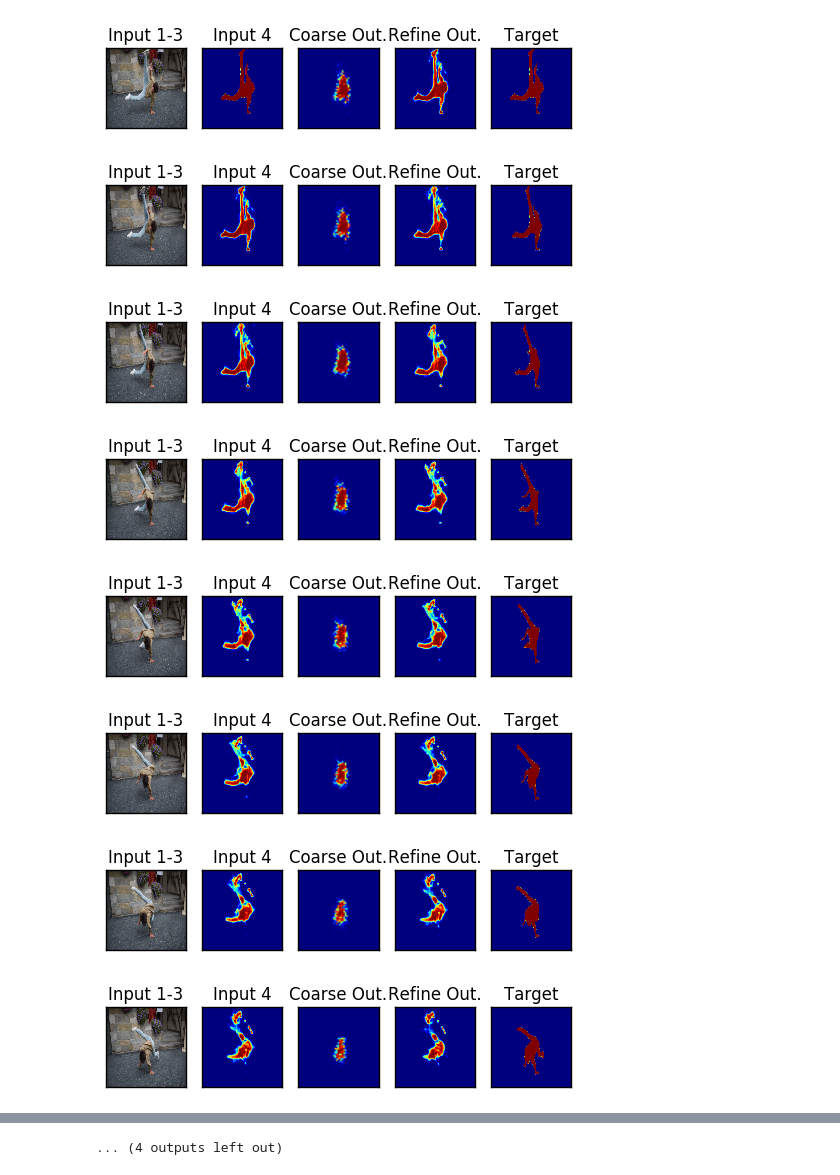
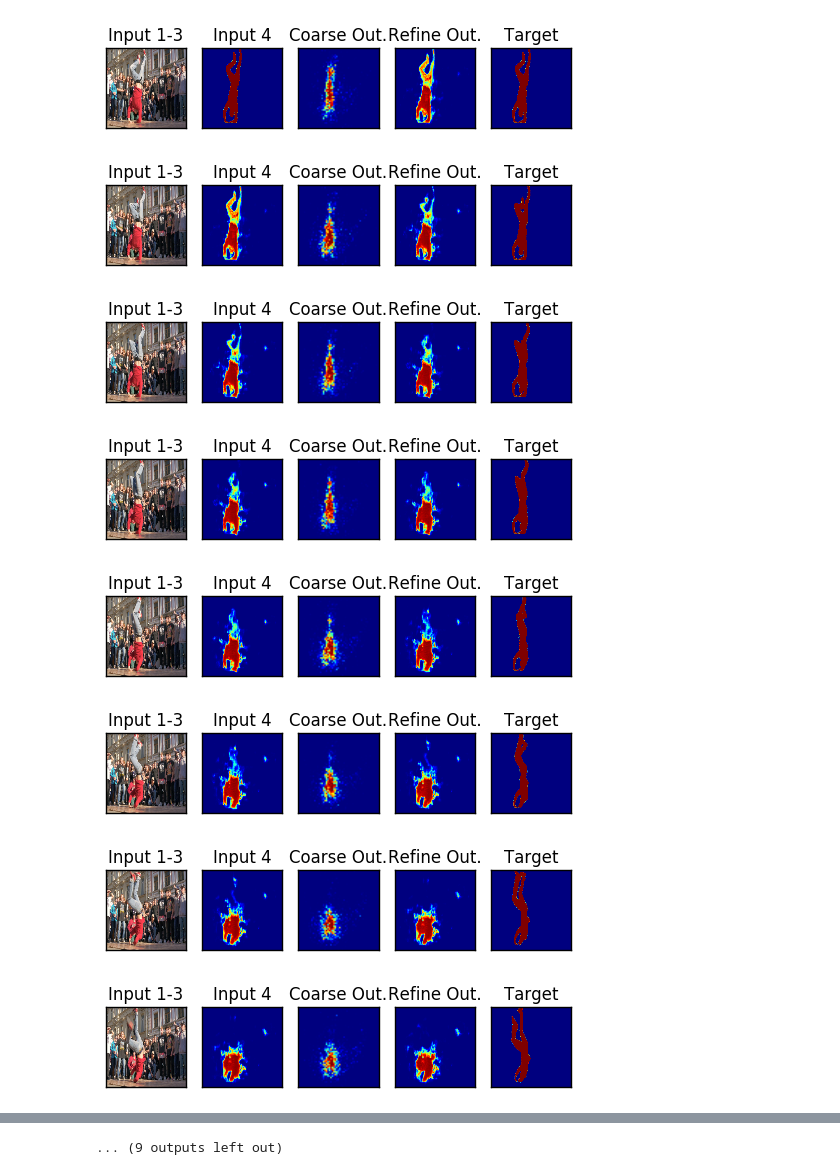
Before and after one commit to amilgeorge/2016-Adam, a Jupyter notebook: Demo.ipynb, the cells around one changed output, grey strips where cells are left out. Cells and saved outputs as stored; diff of their text form; code cells hidden in the pictures.

Commit message:
Davis dataset access and net changes

```diff
--- a/Demo.ipynb
+++ b/Demo.ipynb
@@ -7,7 +7,7 @@ from net.refinenet import RefineNet
 %matplotlib inline
 
 inp = tf.placeholder(tf.float32,shape=[None,224,224,4],name='input')
-refine_net = RefineNet(inp,'resnet_v1_50','exp/test3/iters-24309')
+refine_net = RefineNet(inp,'resnet_v1_50','exp/coarse-weighted-f5-5/iters-14000')
 
 net,end_points = refine_net.net,refine_net.end_points
 coarse_net_end = end_points['tail/linear2']
@@ -17,7 +17,7 @@ coarse_out= tf.reshape(tf.sigmoid(coarse_net_end),[-1,56,56,1])
 refine_out = tf.sigmoid(net)
 
 sess = tf.InteractiveSession()
-refine_net.initialize(sess,'exp/refine-test_1/iters-38609')
+refine_net.initialize(sess,'exp/r-coarse-weighted-f5-5-4/iters-6000')
 #saver = tf.train.Saver()
 #saver.restore(sess, 'exp/test3/iters-20929')
 
@@ -82,11 +64,12 @@ def get_mask_file_name(image_name):
 # %%
 from skimage import morphology
 
+from dataprovider.davis import DataAccessHelper
 
-img_seq = '/JPEGImages/480p/breakdance-flare/'
+img_seq = 'breakdance'
 
 start_frame= 0;
-end_frame = 15;
+end_frame = 20;
 
 
 
@@ -95,15 +78,15 @@ _G_MEAN = 116.78
 _B_MEAN = 103.94
 _M_MEAN = 127
 
-start_frame_name ='{0}{1:05}.jpg'.format(img_seq,start_frame)
-mask_file_name = get_mask_file_name(start_frame_name)
+start_frame_name = helper.image_path(img_seq,start_frame)
+mask_file_name = helper.label_path(img_seq,start_frame)
 
-prev_mask = read_raw_image(mask_file_name)
+prev_mask = helper.read_label(mask_file_name,[224,224])
 
 
 for img_no in range(start_frame,end_frame):
 
-    image_file ='{0}{1:05}.jpg'.format(img_seq,img_no)
+    image_file =helper.image_path(img_seq,img_no)
 
 
     image = read_image(image_file,prev_mask)
@@ -155,10 +138,12 @@ for img_no in range(start_frame,end_frame):
     plt.imshow(prev_mask)
 
     #Plot label
+    label_path = helper.construct_label_path(image_file)
+    label_img = helper.read_label(label_path,[224,224])
     plt.subplot(1,5,5)
     frame1 = plt.gca()
     frame1.axes.set_title('Target')
     frame1.axes.get_xaxis().set_visible(False)
     frame1.axes.get_yaxis().set_visible(False)
-    plt.imshow(read_raw_image(get_mask_file_name(image_file)))
+    plt.imshow(label_img)
 # %% [output]
@@ -182,8 +167,8 @@ Max 0.985294117647 0.0
-[figure, old version]
+[figure, new version]
-[figure, old version]
+[figure, new version]
-[figure, old version]
+[figure, new version]
-[figure, old version]
+[figure, new version]
-[figure, old version]
+[figure, new version]
-[figure, old version]
+[figure, new version]
-[figure, old version]
+[figure, new version]
-[figure, old version]
+[figure, new version]
@@ -193 +178 @@ Max 0.985294117647 0.0
-... (4 outputs left out)
+... (9 outputs left out)
```
Also changed, not shown: parts of 4 cells of this notebook, 19 other files.
